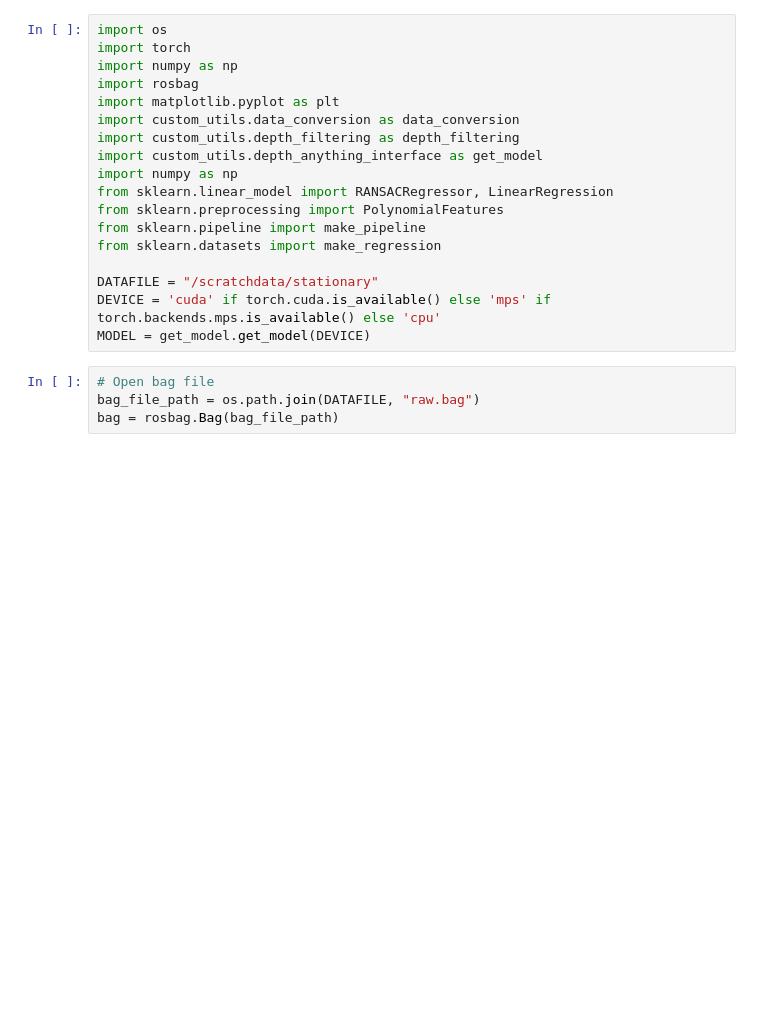
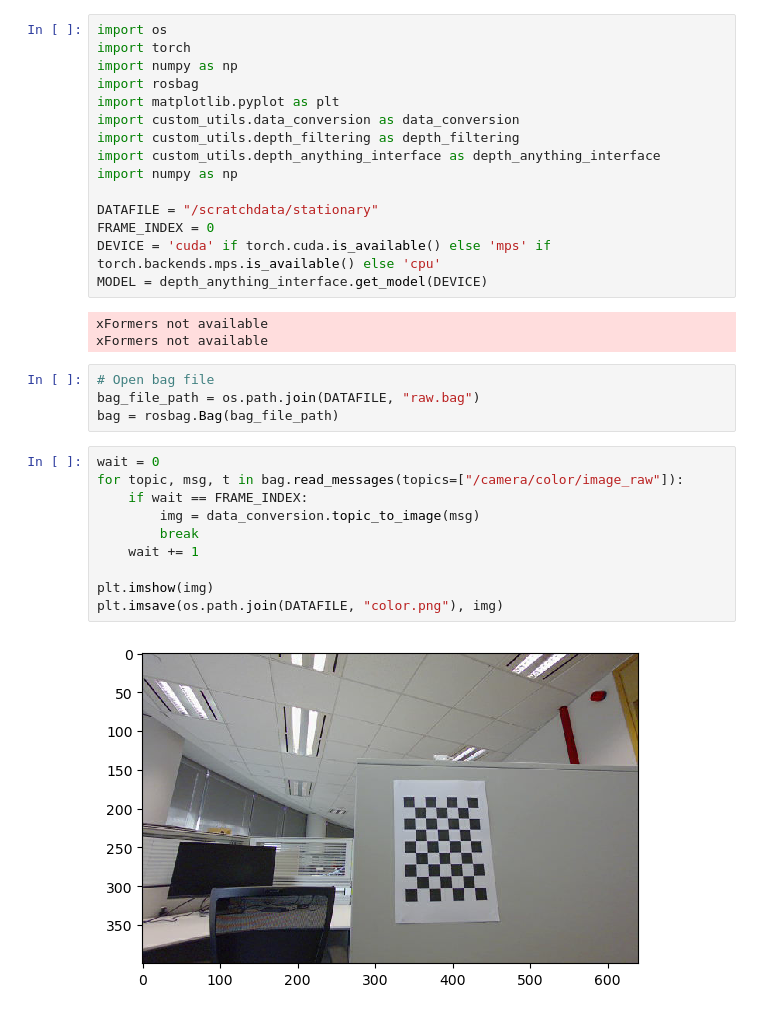
Before and after one commit to tauzn-clock/deep-stereo, a Jupyter notebook: scripts/best_fit.ipynb, the cells around one changed output. Saved outputs shown, nothing was run; the diff lists cells and outputs as text; blank space fills up the shorter version.

```diff
--- a/scripts/best_fit.ipynb
+++ b/scripts/best_fit.ipynb
@@ -6,19 +6,31 @@ import rosbag
 import matplotlib.pyplot as plt
 import custom_utils.data_conversion as data_conversion
 import custom_utils.depth_filtering as depth_filtering
-import custom_utils.depth_anything_interface as get_model
+import custom_utils.depth_anything_interface as depth_anything_interface
 import numpy as np
-from sklearn.linear_model import RANSACRegressor, LinearRegression
-from sklearn.preprocessing import PolynomialFeatures
-from sklearn.pipeline import make_pipeline
-from sklearn.datasets import make_regression
 
 DATAFILE = "/scratchdata/stationary"
+FRAME_INDEX = 0
 DEVICE = 'cuda' if torch.cuda.is_available() else 'mps' if torch.backends.mps.is_available() else 'cpu'
-MODEL = get_model.get_model(DEVICE)
+MODEL = depth_anything_interface.get_model(DEVICE)
+# %% [output]
+xFormers not available
+xFormers not available
 # %%
 # Open bag file
 bag_file_path = os.path.join(DATAFILE, "raw.bag")
 bag = rosbag.Bag(bag_file_path)
+# %%
+wait = 0
+for topic, msg, t in bag.read_messages(topics=["/camera/color/image_raw"]):
+    if wait == FRAME_INDEX:
+        img = data_conversion.topic_to_image(msg)
+        break
+    wait += 1
+
+plt.imshow(img)
+plt.imsave(os.path.join(DATAFILE, "color.png"), img)
+# %% [output]
+[figure, added]
 # %%
 wait = 0
```
Also changed, not shown: parts of 8 cells of this notebook, 1 other file.
